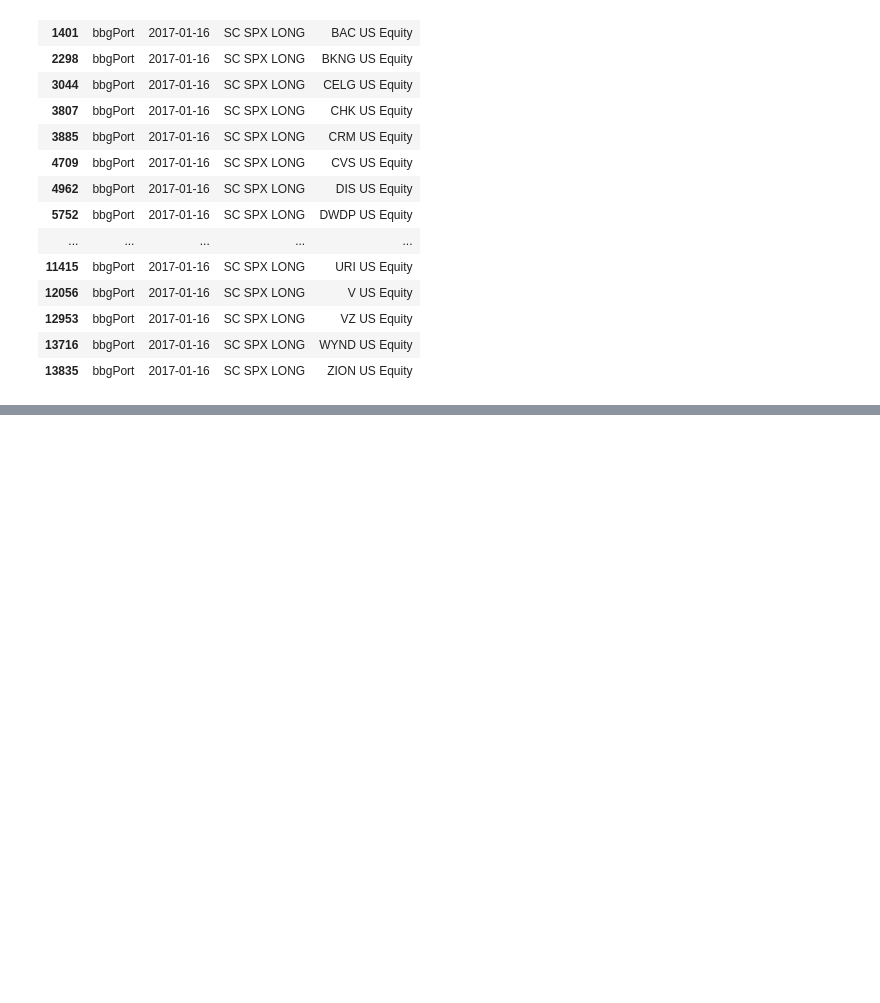
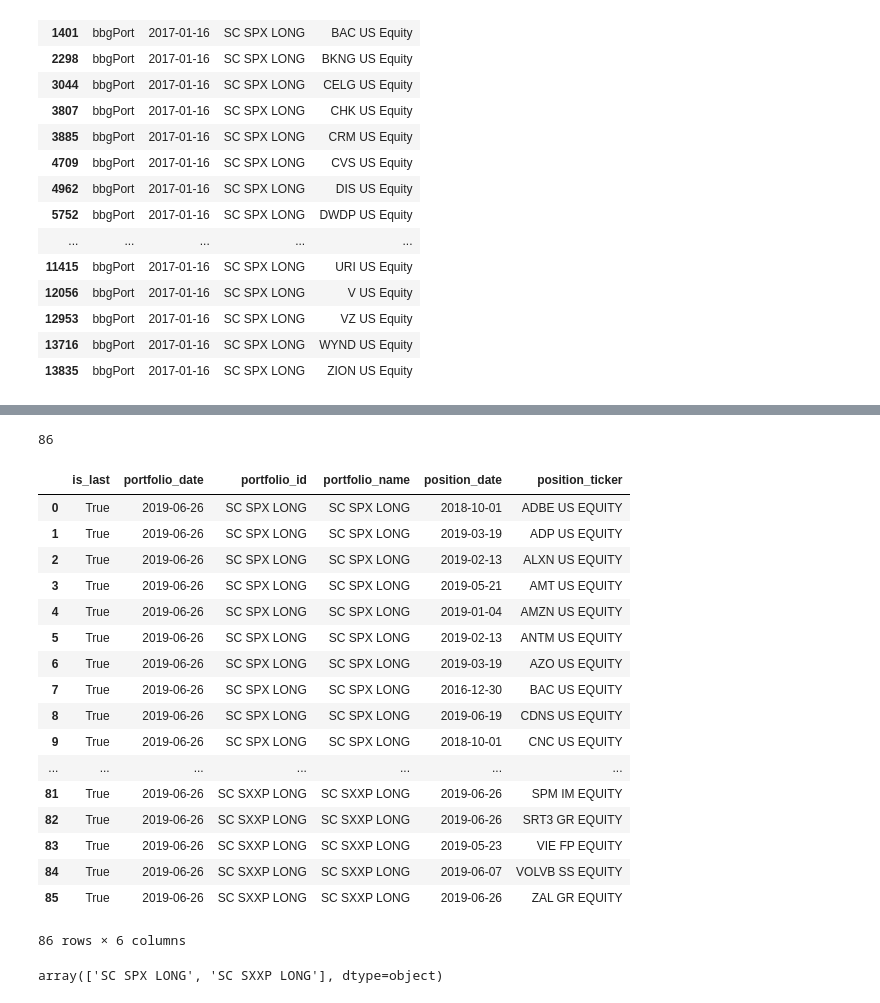
Before and after one commit to stouff-capital/com-stouffcapital-tableau, a Jupyter notebook: tests.ipynb, the cells around one changed output, grey strips where cells are left out. Drawn from its saved outputs; the diff is of its cells as text; code cells hidden in the pictures; blank space fills up the shorter version.

```diff
--- a/tests.ipynb
+++ b/tests.ipynb
@@ -291,0 +418,30 @@ df[ df['srcDate'] ==  '2017-01-16']
+# %%
+df = pd.read_json('http://localhost:5000/tableau/data/scport/last')
+len(df)
+# %% [output]
+86
+# %%
+df
+# %% [output]
+|  | is_last | portfolio_date | portfolio_id | portfolio_name | position_date | position_ticker |
+| 0 | True | 2019-06-26 | SC SPX LONG | SC SPX LONG | 2018-10-01 | ADBE US EQUITY |
+| 1 | True | 2019-06-26 | SC SPX LONG | SC SPX LONG | 2019-03-19 | ADP US EQUITY |
+| 2 | True | 2019-06-26 | SC SPX LONG | SC SPX LONG | 2019-02-13 | ALXN US EQUITY |
+| 3 | True | 2019-06-26 | SC SPX LONG | SC SPX LONG | 2019-05-21 | AMT US EQUITY |
+| 4 | True | 2019-06-26 | SC SPX LONG | SC SPX LONG | 2019-01-04 | AMZN US EQUITY |
+| 5 | True | 2019-06-26 | SC SPX LONG | SC SPX LONG | 2019-02-13 | ANTM US EQUITY |
+| 6 | True | 2019-06-26 | SC SPX LONG | SC SPX LONG | 2019-03-19 | AZO US EQUITY |
+| 7 | True | 2019-06-26 | SC SPX LONG | SC SPX LONG | 2016-12-30 | BAC US EQUITY |
+| 8 | True | 2019-06-26 | SC SPX LONG | SC SPX LONG | 2019-06-19 | CDNS US EQUITY |
+| 9 | True | 2019-06-26 | SC SPX LONG | SC SPX LONG | 2018-10-01 | CNC US EQUITY |
+| ... | ... | ... | ... | ... | ... | ... |
+| 81 | True | 2019-06-26 | SC SXXP LONG | SC SXXP LONG | 2019-06-26 | SPM IM EQUITY |
+| 82 | True | 2019-06-26 | SC SXXP LONG | SC SXXP LONG | 2019-06-26 | SRT3 GR EQUITY |
+| 83 | True | 2019-06-26 | SC SXXP LONG | SC SXXP LONG | 2019-05-23 | VIE FP EQUITY |
+| 84 | True | 2019-06-26 | SC SXXP LONG | SC SXXP LONG | 2019-06-07 | VOLVB SS EQUITY |
+| 85 | True | 2019-06-26 | SC SXXP LONG | SC SXXP LONG | 2019-06-26 | ZAL GR EQUITY |
+86 rows × 6 columns
+# %%
+df.portfolio_name.unique()
+# %% [output]
+array(['SC SPX LONG', 'SC SXXP LONG'], dtype=object)
```
Also changed, not shown: parts of 36 cells of this notebook, 2 other files.
